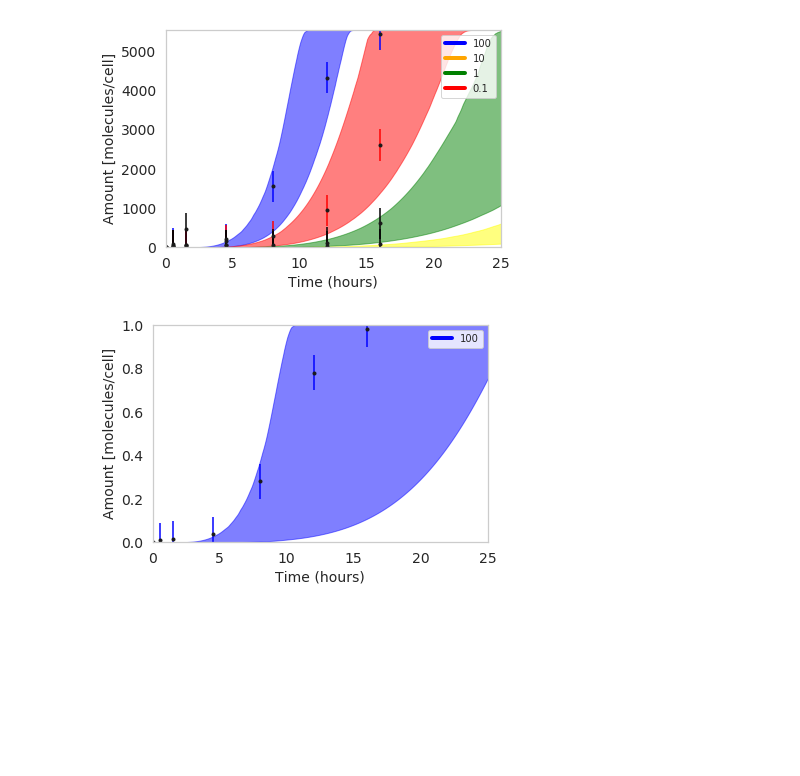
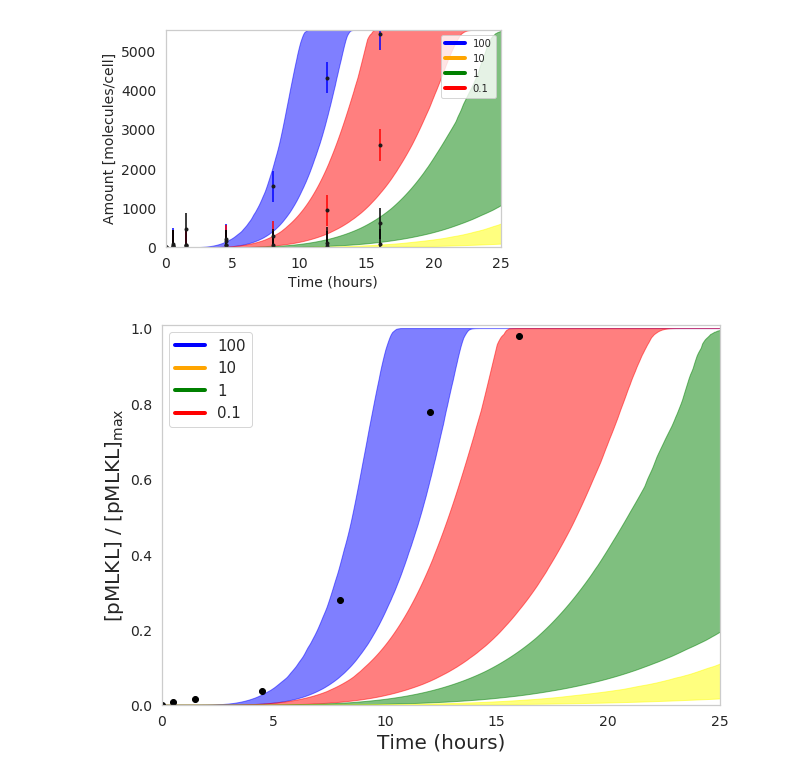
Before and after one commit to LoLab-MSM/NERM, a Jupyter notebook: model_analysis/nerm_allclus_survivalfits_pmlkl.ipynb, the cells around one changed output. Drawn from its saved outputs; the diff is of its cells as text; code cells hidden in the pictures; blank space fills up the shorter version.

Commit message:
recreating the ms data plots using sns, color coded with swarm on top of them, recreated the all tnf w data plots with increased axes and label changes

```diff
--- a/model_analysis/nerm_allclus_survivalfits_pmlkl.ipynb
+++ b/model_analysis/nerm_allclus_survivalfits_pmlkl.ipynb
@@ -632,57 +630,62 @@ plt.show()
 # %% [output]
 [figure]
 # %%
-x1001 = np.array([0, 30, 90, 270])
-x1002 = np.array([480, 720, 960])
-y1001 = np.array([0,0.00885691708746097, 0.0161886154261265, 0.0373005242261882])
-y1002 = np.array([0.2798939020159581, .7797294067, 0.98])
+x = np.array([0, 30, 90, 270,480, 720, 960])
+y100 = np.array([0, 0.00885691708746097,0.0161886154261265,0.0373005242261882, 0.2798939020159581, .7797294067, 0.98])
+y10 = np.array([0, 0.0106013664572332,0.00519576571714913,0.02967443048221,0.050022163974868, 0.17, 0.47])
+y1 = np.array([0.109561346, 0,0.085233734,0.006063293,0.009426917,0.011334223, 0.02])
+y01 = np.array([0, 0.006714721,0.007776423,0.00919829,0.001772636, 0.005, 0.013633013])
+
 # Combine the results dataframes into a single dataframe with a 'group' index,
 # in addition to "simulation" and "time" indexes
-df = pd.concat([wtallpars],
-               keys=['wt100'],
+df = pd.concat([c0df100wt100, c0df100wt10, c0df100wt1,c0df100wt01],
+               keys=['wt100','wt10','wt1','wt01' ],
                names=['group', 'simulation', 'time'])
 
 # Add observable/group pairs as needed
 obs_to_plot = {
-    ('MLKLa_obs', 'wt100'): 'blue'}
+    ('MLKLa_obs', 'wt100'): 'blue',
+    ('MLKLa_obs', 'wt10'): 'red',
+    ('MLKLa_obs', 'wt1'): 'green',
+    ('MLKLa_obs', 'wt01'): 'yellow'
+}
 
-lower_quantile = 0  # 10%
-uper_quantile = 1  # 90%
+lower_quantile = 0.1  # 10%
+uper_quantile = 0.90  # 90%
 median = 0.5
 
-fig, ax = plt.subplots()
+fig, ax = plt.subplots(figsize = (10,7))
 # plt.figure()
 legend_keys = []
 for obs_pair, colour in obs_to_plot.items():
     obs, group = obs_pair
     # Calculate 10%, 50%, and 90% quantiles for observable
     quantile_data = df[obs].loc[group].groupby(['time']).quantile(
         q=[lower_quantile, median, upper_quantile]).unstack()
     time_hrs = quantile_data.index / 60
     # Plot the median line (50% quantile) for the observable
 #     ax.plot(time_hrs, quantile_data.loc[:, median], color=colour)
     # Plot the 10% and 90% quantiles as an envelope
     ax.fill_between(time_hrs,
                     quantile_data.loc[:, lower_quantile]/5544,
                     quantile_data.loc[:, upper_quantile]/5544,
                     color=colour,
                     alpha=0.50)
 # plt.title('Model fitting across all TNF doses with Exp. Data',fontsize=14) # Title
-plt.ylabel('Amount [molecules/cell]', fontsize = 14) # Y label
-plt.xlabel('Time (hours)', fontsize = 14) # X label
+plt.ylabel(r"[pMLKL] / [pMLKL]$_\mathrm{max}$", fontsize = 20) # Y label
+plt.xlabel('Time (hours)', fontsize = 20) # X label
 plt.xlim(xmin = 0, xmax =25)
-plt.ylim(ymin = 0, ymax = 1)
+plt.ylim(ymin = 0, ymax = 1.01)
 #100 TNF
-plt.errorbar(x1001/60, y1001,
-             yerr=[(0, 0.00885691708746097,0.0161886154261265,0.0373005242261882),
-             (.08, .08, .08, .08)],
-                   fmt='.k', ecolor ='blue', alpha = 1, label ='1000 ng/ml', zorder = 2)
-plt.errorbar(x1002/60, y1002,
-             yerr= .08, fmt='.k', ecolor ='blue', alpha = 1, label ='10 ng/ml', zorder = 2)
-custom_lines = [Line2D([0], [0], color='blue', lw=4)]
-plt.legend(custom_lines, ['100'], prop={'size': 10}, loc = 'best')
+plt.scatter(x/60, y100, color = 'black')
+
+custom_lines = [Line2D([0], [0], color='blue', lw=4),
+                Line2D([0], [0], color='orange', lw=4),
+                Line2D([0], [0], color='green', lw=4),
+                Line2D([0], [0], color='red', lw=4)]
+plt.legend(custom_lines, ['100','10','1','0.1'], prop={'size': 15}, loc = 'upper left')
 plt.grid(False)
 # fig.savefig("updatedkos/necro_10k_5720_wdata_alltnf.pdf")
 plt.show()
 # %% [output]
-[figure, old version]
+[figure, new version]
```
Also changed, not shown: parts of 9 cells of this notebook, 34 other files.
